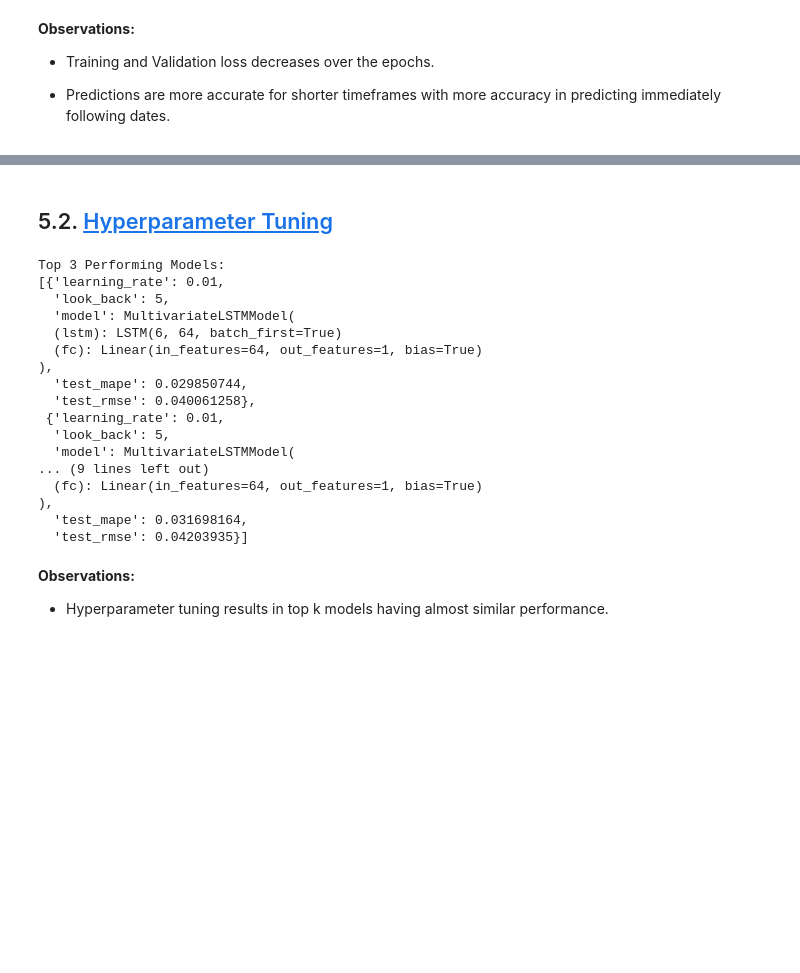
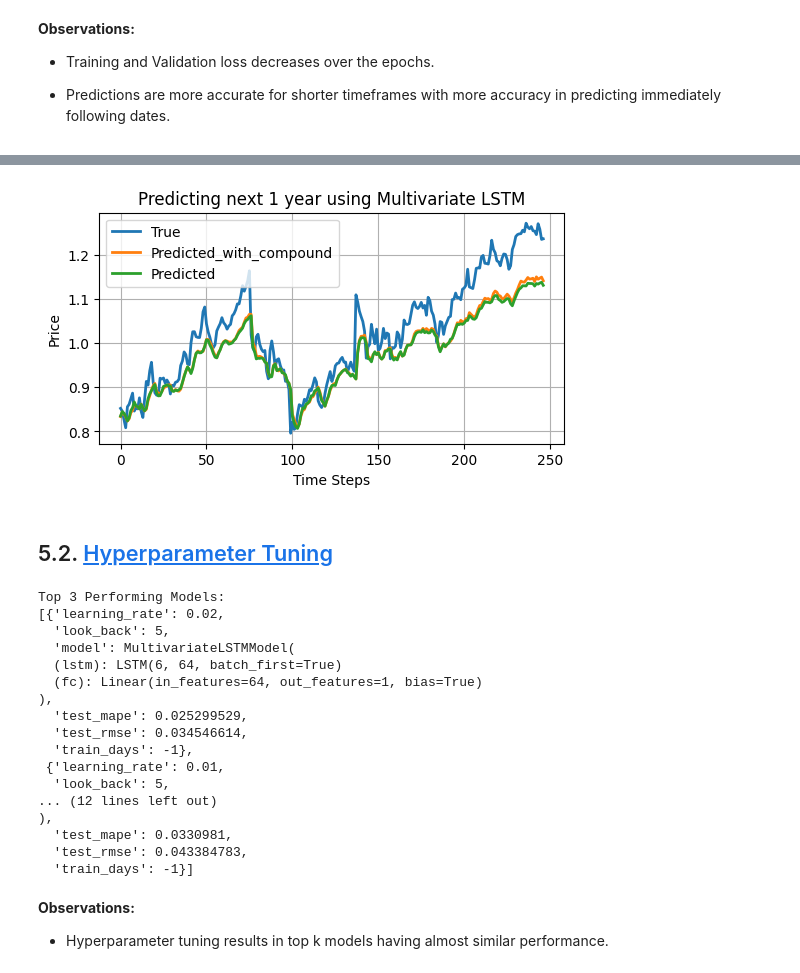
Before and after one commit to sohamthirty/Stock-Price-Prediction-with-Sentiment-Analysis, a Jupyter notebook: forecast_sentiments.ipynb, the cells around one changed output, grey strips where cells are left out. Cells and saved outputs as stored; diff of their text form; code cells hidden in the pictures; blank space fills up the shorter version.

```diff
--- a/forecast_sentiments.ipynb
+++ b/forecast_sentiments.ipynb
@@ -281,3 +394,31 @@ test_mape:  0.03791
+# %%
+# updated code Nidhi
+
+np.random.seed(42)
+
+# Exclude 'all_compound' feature from the list of features
+features_no_compound = ['Close', 'High', 'Low', 'Open', 'Volume']
+
+# Prepare data without the 'all_compound' feature
+train_X_no_compound, train_Y_no_compound, train_dates, valid_X_no_compound, valid_Y_no_compound, valid_dates, test_X_no_compound, test_Y_no_compound, test_dates, scaler_no_compound = prepare_data_multivariate(filtered_df, choosen_stock, features=features_no_compound, look_back=look_back)
+
+
+# Create and train the model without 'all_compound' feature
+model_no_compound, loss_no_compound, train_rmse_no_compound, valid_rmse_no_compound, test_rmse_no_compound, train_mape_no_compound, valid_mape_no_compound, test_mape_no_compound,test_Y_no, test_predict_no = train_evaluate_lstm_multivariate(5, hidden_sizes, num_layers, output_size, learning_rate, num_epochs, train_X_no_compound, train_Y_no_compound, valid_X_no_compound, valid_Y_no_compound, test_X_no_compound, test_Y_no_compound, scaler_no_compound, visualize=False)
+
+# 2. Visualize test and predictions
+plt.figure(figsize=(6, 3))
+plt.plot(test_Y, label='True', linewidth=2)
+plt.plot(test_predict, label='Predicted_with_compound', linewidth=2)
+plt.plot(test_predict_no, label='Predicted', linewidth=2)
+plt.title("Predicting next 1 year using Multivariate LSTM")
+plt.xlabel("Time Steps")
+plt.ylabel("Price")
+plt.legend()
+plt.grid(True)
+plt.show()
+# %% [output]
+[figure, added]
 # %% [markdown]
 ## 5.2. <a id='toc5_2_'></a>[Hyperparameter Tuning](#toc0_)
 # %%
@@ -304,6 +445,9 @@ learning_rate_values = [0.005, 0.01, 0.02]
 num_epochs = 100
 years_to_include = [2015, 2016, 2017, 2018, 2019]
 
+train_days_values = [-1, 60, 100, 365, 365*2]
+predict_type = 'year'
+
 best_models = []
 top_k = 3  # Get the top k performing models
 
@@ -313,12 +457,13 @@ for look_back in look_back_values:
         for num_layers in num_layers_values:
             for learning_rate in learning_rate_values:
                 # print(f"\nHyperparameters: look_back={look_back}, hidden_size={hidden_size}, num_layers={num_layers}, learning_rate={learning_rate}")
-                train_X, train_Y, valid_X, valid_Y, test_X, test_Y, scaler = prepare_data_multivariate(df_final, choosen_stock, features=['High', 'Low', 'Open', 'Close', 'Volume', 'compound_score'], look_back=10)
-                model, loss, train_rmse, valid_rmse, test_rmse, train_mape, valid_mape, test_mape = train_evaluate_lstm_multivariate(input_size, hidden_sizes, num_layers, output_size, learning_rate, num_epochs, train_X, train_Y, valid_X, valid_Y, test_X, test_Y, scaler, visualize=False)
+                train_X, train_Y, train_dates, valid_X, valid_Y, valid_dates, test_X, test_Y, test_dates, scaler = prepare_data_multivariate(filtered_df, choosen_stock, features=['High', 'Low', 'Open', 'Close', 'Volume', 'all_compound'], look_back=10)
+                model, loss, train_rmse, valid_rmse, test_rmse, train_mape, valid_mape, test_mape, test_Y, test_predict = train_evaluate_lstm_multivariate(input_size, hidden_sizes, num_layers, output_size, learning_rate, num_epochs, train_X, train_Y, valid_X, valid_Y, test_X, test_Y, scaler, visualize=False)
                 best_models.append({
                     "look_back": look_back,
                     "model" : model,
                     "learning_rate": learning_rate,
+                    "train_days": train_days,
                     # "train_rmse": train_rmse,
                     # "valid_rmse": valid_rmse,
                     "test_rmse": test_rmse,
@@ -335,22 +480,22 @@ print(f"\nTop {top_k} Performing Models:")
 pprint(best_models[:top_k])
 # %% [output]
 Top 3 Performing Models:
-[{'learning_rate': 0.01,
+[{'learning_rate': 0.02,
   'look_back': 5,
   'model': MultivariateLSTMModel(
   (lstm): LSTM(6, 64, batch_first=True)
   (fc): Linear(in_features=64, out_features=1, bias=True)
 ),
-  'test_mape': 0.029850744,
-  'test_rmse': 0.040061258},
+  'test_mape': 0.025299529,
+  'test_rmse': 0.034546614,
+  'train_days': -1},
  {'learning_rate': 0.01,
   'look_back': 5,
-  'model': MultivariateLSTMModel(
-... (9 lines left out)
-  (fc): Linear(in_features=64, out_features=1, bias=True)
+... (12 lines left out)
 ),
-  'test_mape': 0.031698164,
-  'test_rmse': 0.04203935}]
+  'test_mape': 0.0330981,
+  'test_rmse': 0.043384783,
+  'train_days': -1}]
 # %% [markdown]
 **Observations:**
 
```
Also changed, not shown: parts of 16 cells of this notebook, 1 other file.
